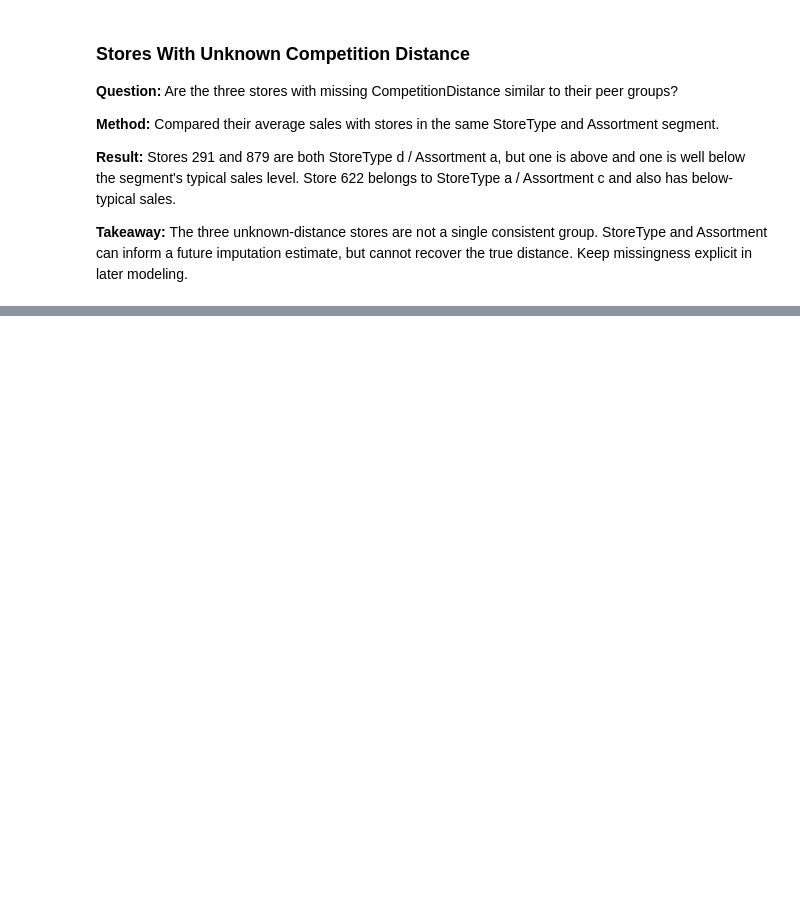
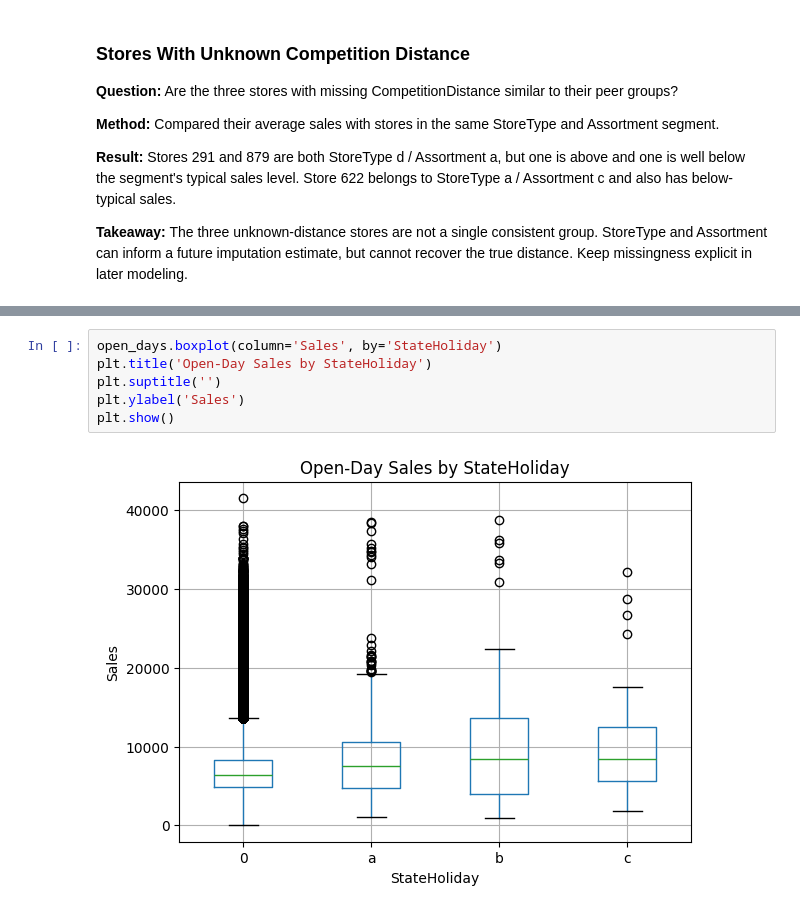
Before and after one commit to Aliraza-Amjad-Shaikh/demand-lens, a Jupyter notebook: notebooks/02_eda.ipynb, the cells around one changed output, grey strips where cells are left out. Saved outputs shown, nothing was run; the diff lists cells and outputs as text; blank space fills up the shorter version.

```diff
--- a/notebooks/02_eda.ipynb
+++ b/notebooks/02_eda.ipynb
@@ -417,0 +479,8 @@ comparison_by_segment
+# %%
+open_days.boxplot(column='Sales', by='StateHoliday')
+plt.title('Open-Day Sales by StateHoliday')
+plt.suptitle('')
+plt.ylabel('Sales')
+plt.show()
+# %% [output]
+[figure, added]
```
Also changed, not shown: parts of 7 cells of this notebook.
